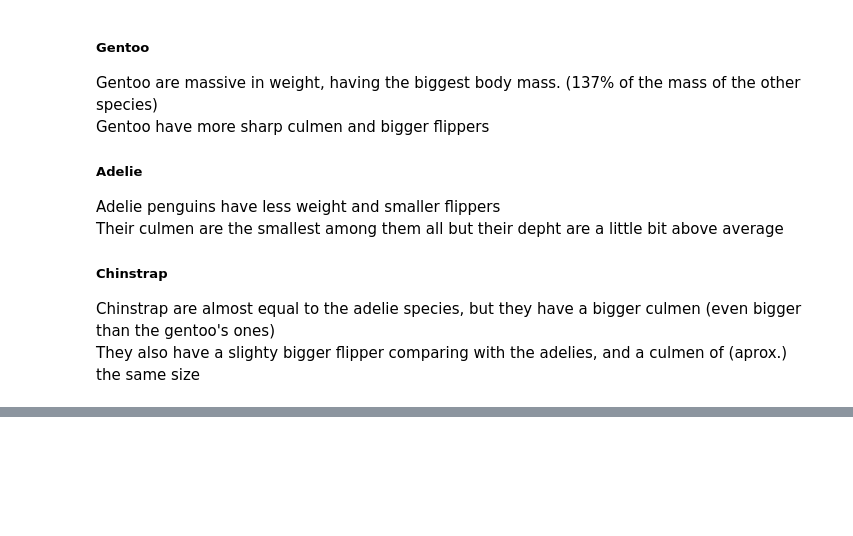
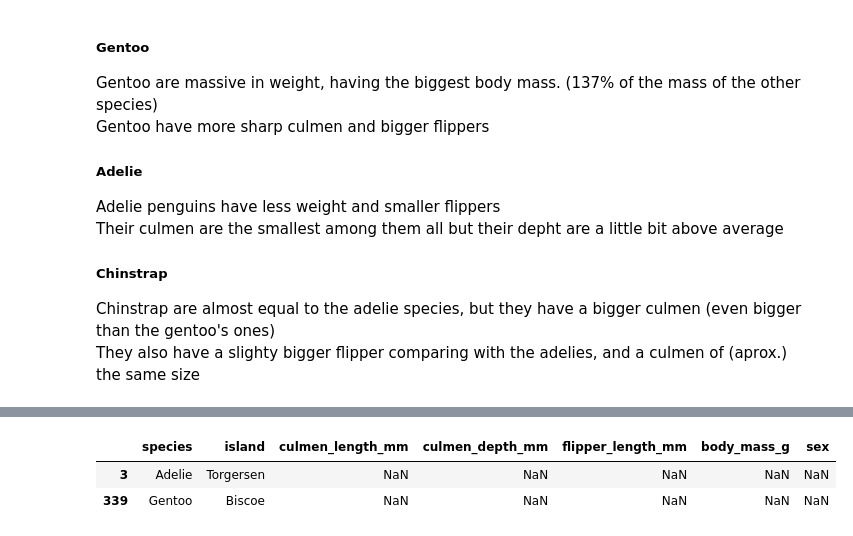
Before and after one commit to Leow14/Penguin-DF, a Jupyter notebook: notebook.ipynb, the cells around one changed output, grey strips where cells are left out. Drawn from its saved outputs; the diff is of its cells as text; code cells hidden in the pictures; blank space fills up the shorter version.

```diff
--- a/notebook.ipynb
+++ b/notebook.ipynb
@@ -379,0 +424,8 @@ They also have a slighty bigger flipper comparing with the adelies, and a culmen
+# %%
+df[df["culmen_depth_mm"].isna()].head(5)
+
+# Two penguins have NaN values for all numeric (and sex) variables, I will choose to remove them.
+# %% [output]
+|  | species | island | culmen_length_mm | culmen_depth_mm | flipper_length_mm | body_mass_g | sex |
+| 3 | Adelie | Torgersen | NaN | NaN | NaN | NaN | NaN |
+| 339 | Gentoo | Biscoe | NaN | NaN | NaN | NaN | NaN |
```
Also changed, not shown: parts of 10 cells of this notebook.
